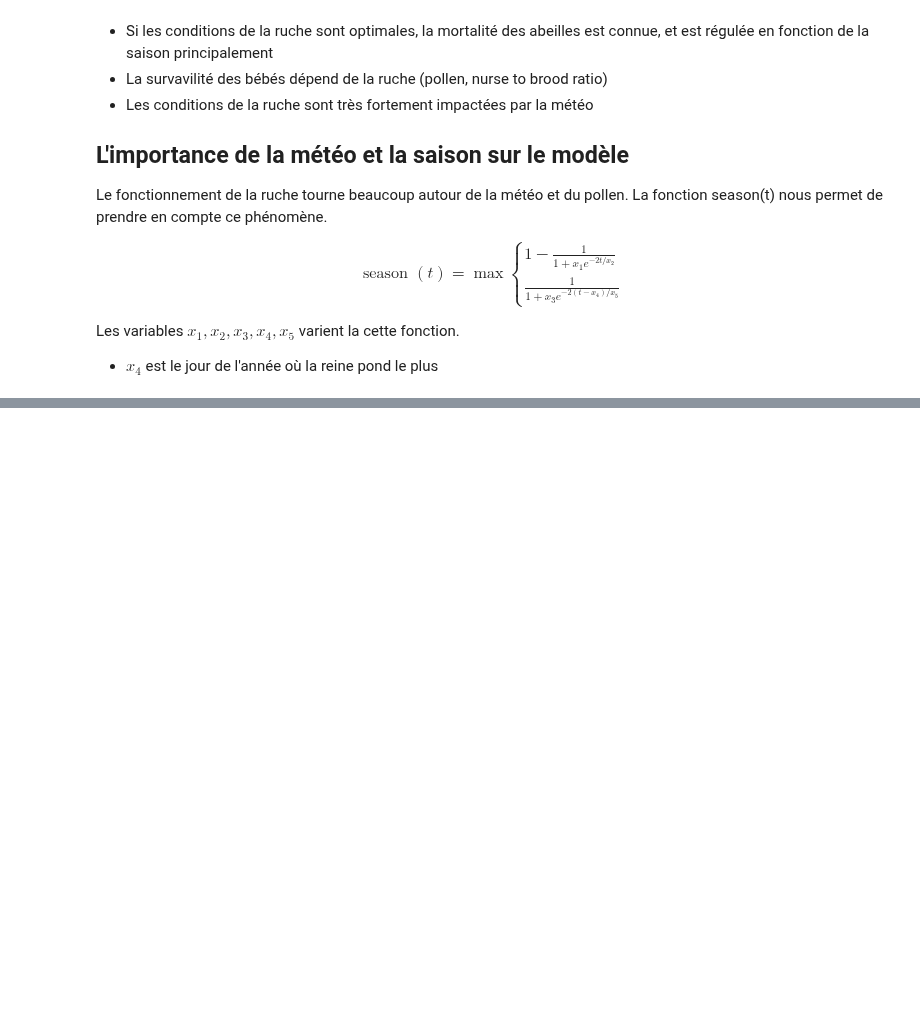
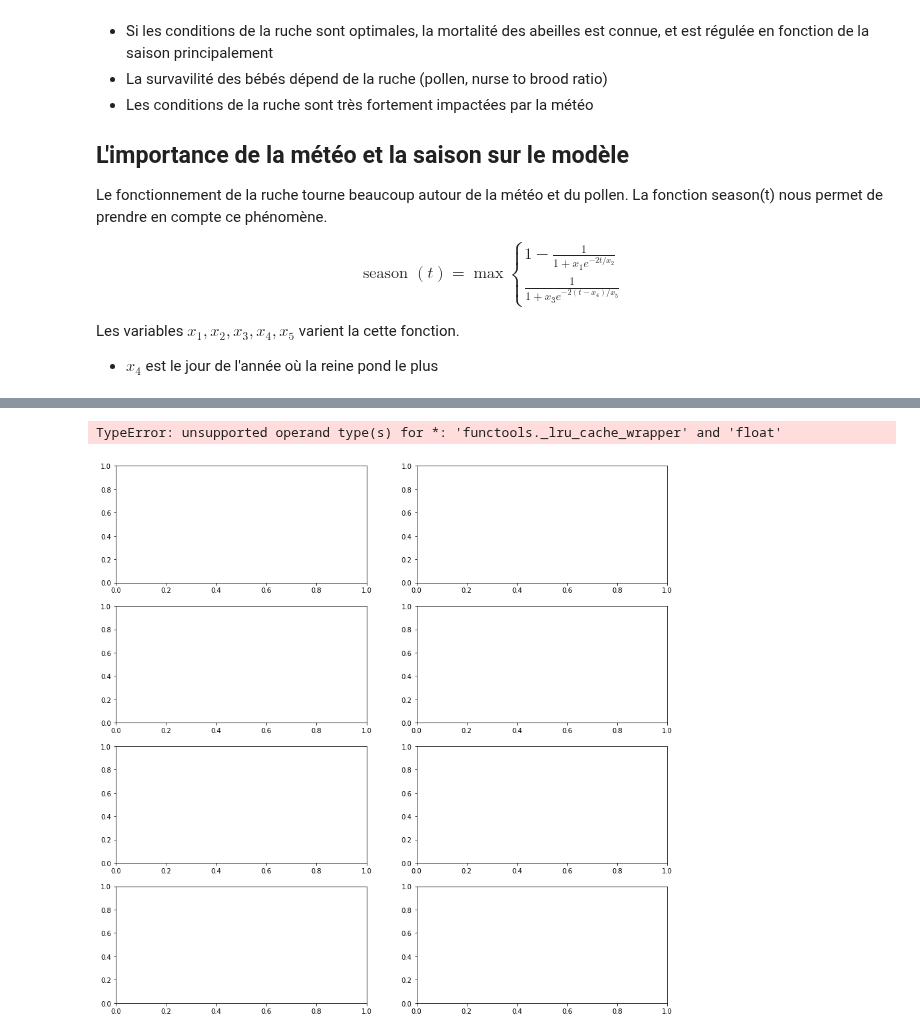
Before and after one commit to SylvJalb/beenamics, a Jupyter notebook: beezbeez.ipynb, the cells around one changed output, grey strips where cells are left out. Drawn from its saved outputs; the diff is of its cells as text; code cells hidden in the pictures; blank space fills up the shorter version.

```diff
--- a/beezbeez.ipynb
+++ b/beezbeez.ipynb
@@ -306,12 +331,15 @@ def RATIOworkforce(t):
 # page 8, eq 28
 @lru_cache(maxsize=None)
 def NEEDnurses(t):
-    return np.sum([LARVAE(i, t) * NEEDnurses_per_larva(i) for i in range(1, LIFESPANlarva)]) + CELLSeggs(t) * NEEDnurses_per_egg + CELLSpupae(t) * NEEDnurses_per_pupa
+    value = np.sum([LARVAE(i + 1, t) * NEEDnurses_per_larva(i) for i in range(LIFESPANlarva)]) + CELLSeggs(t) * NEEDnurses_per_egg + CELLSpupae(t) * NEEDnurses_per_pupa
+    return value
 
 # page 8, eq 29
 @lru_cache(maxsize=None)
 def NURSES(t):
-    return NEEDnurses(t) * RATIOworkforce(t)
+    a, b = NEEDnurses(t), RATIOworkforce(t)
+    value = a * b
+    return value
 
 # page 8, eq 30
 @lru_cache(maxsize=None)
@@ -450,7 +483,9 @@ def PROCESSEDnectar(t):
 @lru_cache(maxsize=None)
 def USAGEpollen(t):
     if t == 0:
-        return USAGEpollen(1)
+        a = STORESpollen(t)
+        b = NEEDpollen(0) * (1 - (FACTORpollensavingmax * (1 - INDEXpollensituation(0))))
+        return min(a, b)
     a = STORESpollen(t - 1)
     b = NEEDpollen(t - 1) * (1 - (FACTORpollensavingmax * (1 - INDEXpollensituation(t - 1))))
     return min(a, b)
@@ -459,14 +494,14 @@ def USAGEpollen(t):
 @lru_cache(maxsize=None)
 def STORESpollen(t):
     if t == 0:
-        return INIThoney
+        return INITpollen
     return STORESpollen(t - 1) + INCOMEpollen(t) - USAGEpollen(t)
 
 # page 12, eq 55
 @lru_cache(maxsize=None)
 def USAGEnectar(t):
     if t == 0:
-        return min(STORESnectar(0), NEEDnectar(0))
+        return min(STORESnectar(0), NEEDnectar(t))
     return min(STORESnectar(t - 1), NEEDnectar(t))
 
 # page 12, eq 56
@@ -486,14 +521,14 @@ def STORESnectar(t):
 # page 12, eq 58
 @lru_cache(maxsize=None)
 def STOREShoney(t):
-    if t <= 0:
+    if t == 0:
         return INIThoney
     return STOREShoney(t - 1) - USAGEhoney(t) + (PROCESSEDnectar(t) * RATIOnectar_to_honey)
 
 # page 12, eq 59
 @lru_cache(maxsize=None)
 def WEIGHTcolony(t):
-    tmp = np.sum([w_larva[i] * LARVAE(i, t) for i in range(1, LIFESPANlarva)])
+    tmp = np.sum([w_larva(i) * LARVAE(i + 1, t) for i in range(LIFESPANlarva)])
     return 1/1000 * (w_hivebase + w_cellsbase * CELLShive + w_pollen * STORESpollen(t) + w_nectar * STORESnectar(t) + w_honey * STOREShoney(t) + w_egg * CELLSeggs(t) + w_pupa * CELLSpupae(t) + tmp + w_adult * BEESadult(t))
 
 # page 13, eq 60
@@ -502,0 +564,37 @@ def BEESlazy(t):
+# %%
+fig, ax = plt.subplots(nrows=4, ncols=2, figsize=(15, 15))
+
+a, b, c, d, e, f, g, h = [], [], [], [], [], [], [], []
+
+time = np.arange(366)
+
+for t in time:
+    a.append(BEESadult(t))
+    b.append(STORESpollen(t))
+    c.append(STORESnectar(t))
+    d.append(WEIGHTcolony(t))
+    e.append(STOREShoney(t))
+    f.append(CELLSlarvae(t))
+    g.append(NEEDpollenincome(t))
+    h.append(ELR(t))
+
+ax[0,0].plot(a)
+ax[0,0].title.set_text("bees adult")
+ax[1,0].plot(b)
+ax[1,0].title.set_text("stores pollen")
+ax[0,1].plot(c)
+ax[0,1].title.set_text("stores nectar")
+ax[1,1].plot(d)
+ax[1,1].title.set_text("weight")
+ax[2,0].plot(e)
+ax[2,0].title.set_text("store honey")
+ax[2,1].plot(f)
+ax[2,1].title.set_text("cells larva")
+ax[3,0].plot(g)
+ax[3,0].title.set_text("usage honey")
+ax[3,1].plot(h)
+ax[3,1].title.set_text("ELR")
+plt.show()
+# %% [output]
+TypeError: unsupported operand type(s) for *: 'functools._lru_cache_wrapper' and 'float'
+[figure, added]
```
Also changed, not shown: parts of 13 cells of this notebook.
